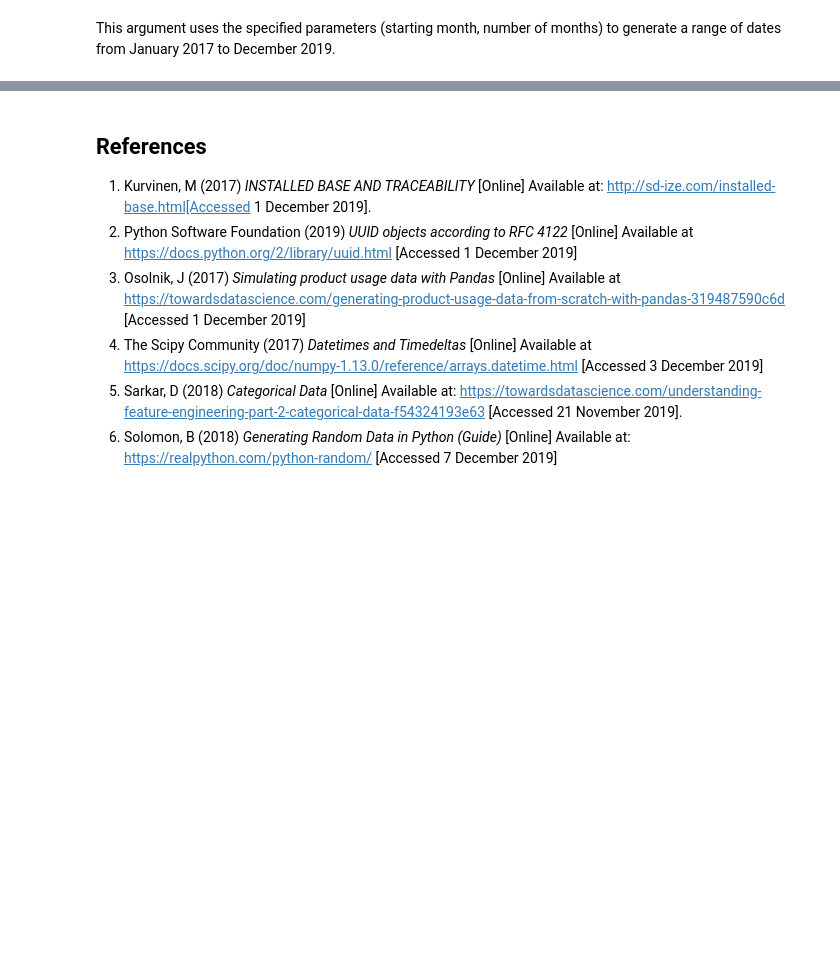
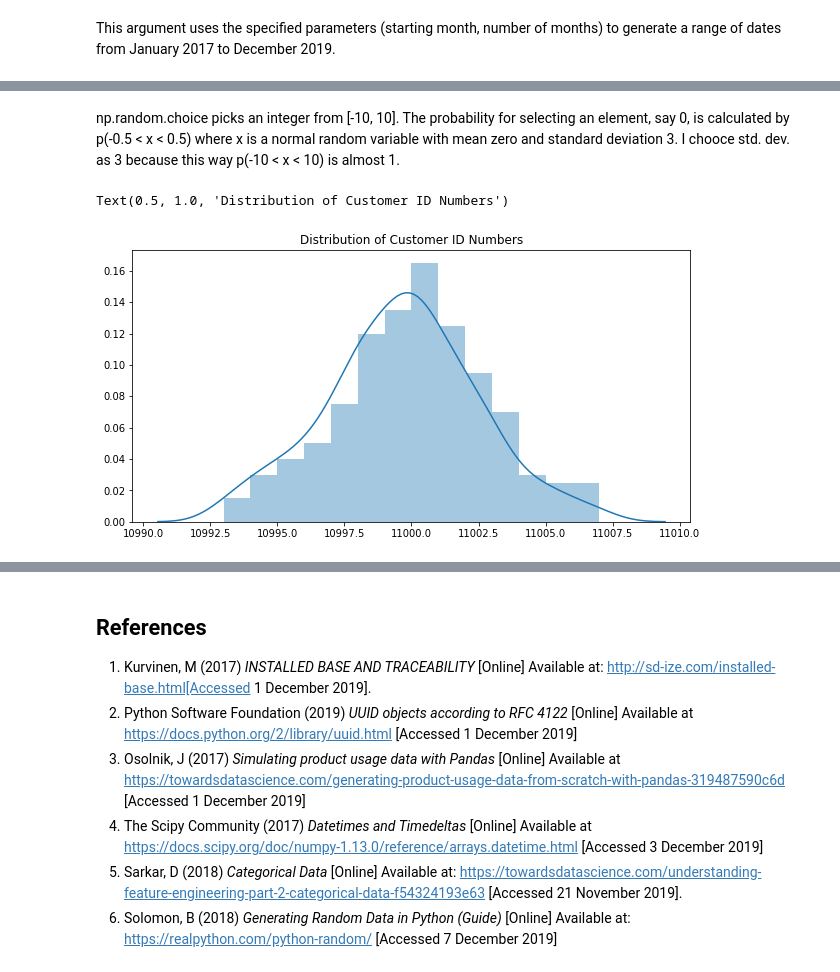
Before and after one commit to pcaulfie/ProgDA-Project, a Jupyter notebook: Install Base Dataset.ipynb, the cells around one changed output, grey strips where cells are left out. Saved outputs shown, nothing was run; the diff lists cells and outputs as text; code cells hidden in the pictures; blank space fills up the shorter version.

```diff
--- a/Install Base Dataset.ipynb
+++ b/Install Base Dataset.ipynb
@@ -190,0 +351,17 @@ installbase
+# %% [markdown]
+np.random.choice picks an integer from [-10, 10]. The probability for selecting an element, say 0, is calculated by p(-0.5 < x < 0.5) where x is a normal random variable with mean zero and standard deviation 3. I chooce std. dev. as 3 because this way p(-10 < x < 10) is almost 1.
+# %%
+# Convert 1D array to 2D Dataframe
+nums = pd.DataFrame(nums)
+# create new dataframe custid which is a 5 digit integer. The value is assigned by adding the variable nums to the integer 11000
+# This gives a distribution of customer id's
+custid= pd.DataFrame((11000+(nums)).astype(int))
+
+# Create a figure to visualize the distribution
+plt.subplots(figsize=(10,5))
+
+# Plot histogram of dataframe using seaborn distplot function
+sns.distplot(pd.DataFrame(custid)).set_title('Distribution of Customer ID Numbers')
+# %% [output]
+Text(0.5, 1.0, 'Distribution of Customer ID Numbers')
+[figure, added]
```
Also changed, not shown: parts of 20 cells of this notebook.
